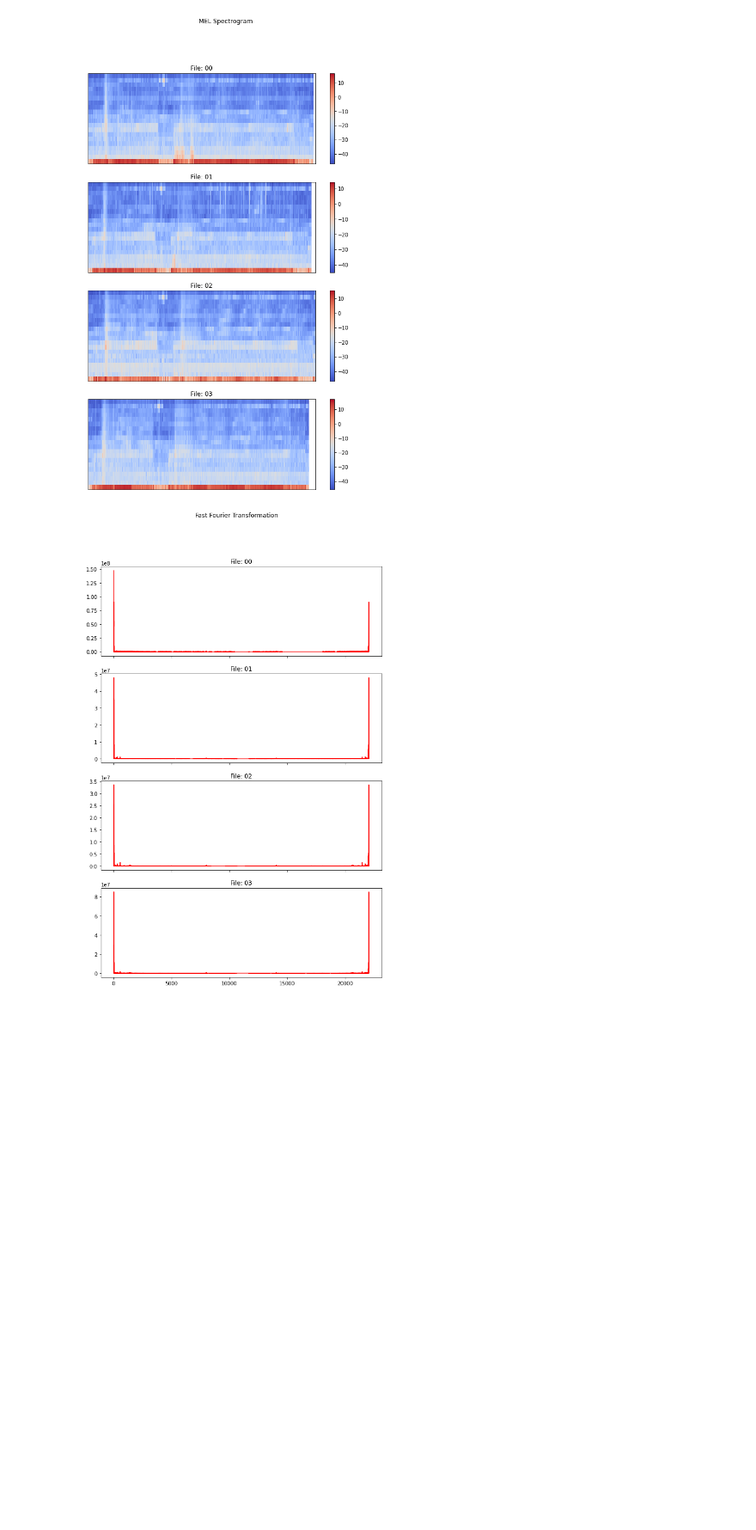
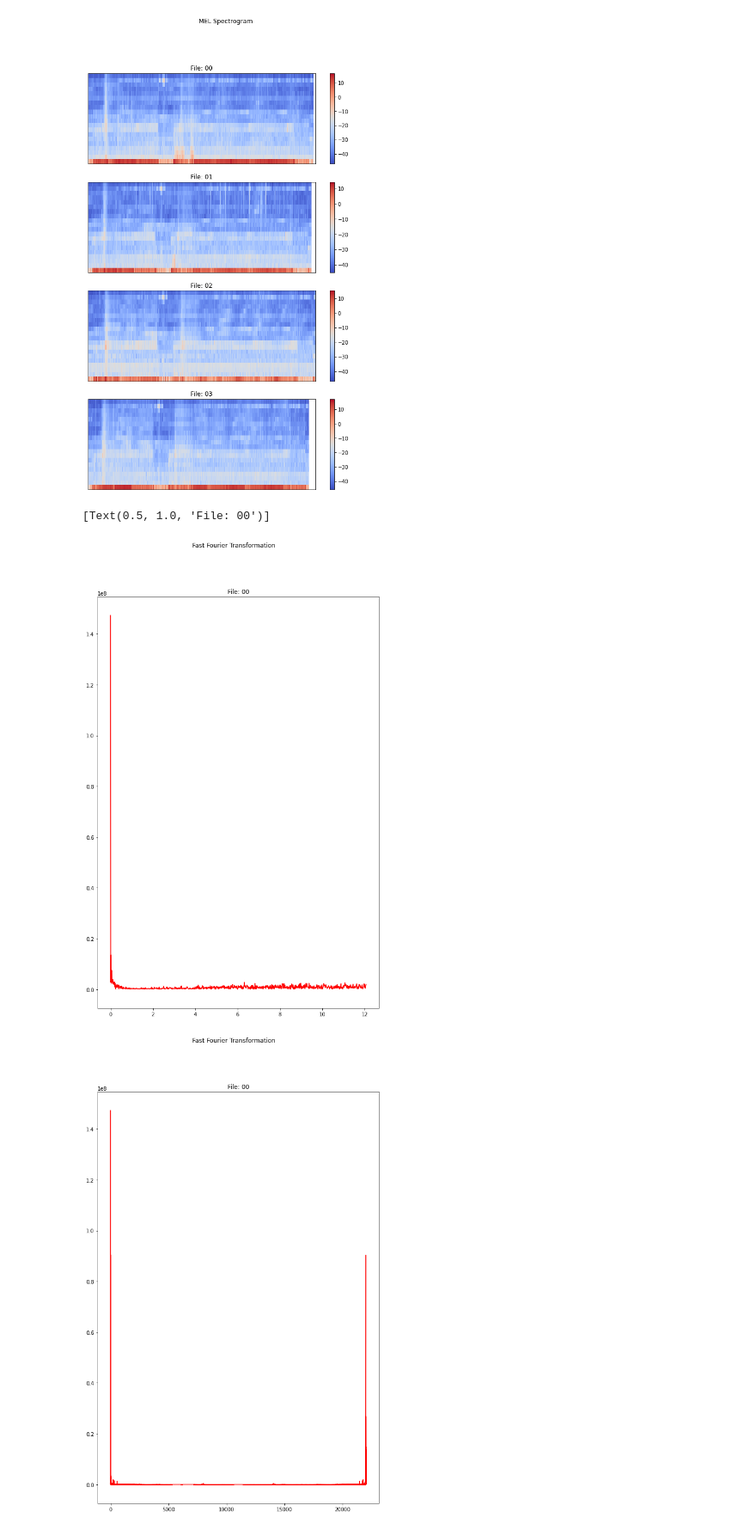
Before and after one commit to preetisarin/R-D-project, a Jupyter notebook: feature_extraction.ipynb, the cells around one changed output. Shown at 86% size. Cells and saved outputs as stored; diff of their text form; code cells hidden in the pictures; blank space fills up the shorter version.

```diff
--- a/feature_extraction.ipynb
+++ b/feature_extraction.ipynb
@@ -384,13 +386,39 @@ log_mel_spectrogram_3=l.power_to_db(mel_spectrogram_3)
 plot_mel_spectrogram(log_mel_spectrogram_0,sr0,log_mel_spectrogram_1,sr1,log_mel_spectrogram_2,sr2,log_mel_spectrogram_3,sr3)
 # %% [output]
 [figure]
-# %%
-# fast fourier transform
-ft_0=np.fft.fft(y0)
-ft_1=np.fft.fft(y1)
-ft_2=np.fft.fft(y2)
-ft_3=np.fft.fft(y3)
-
-plot_fft(ft_0,ft_1,ft_2,ft_3,sr0,sr1,sr2,sr3,frame_size)
-# %% [output]
-[figure, removed]
+# %%
+# fast fourier transform
+ft_0=np.fft.fft(y0)
+ft_1=np.fft.fft(y1)
+ft_2=np.fft.fft(y2)
+ft_3=np.fft.fft(y3)
+
+# freqs = np.fft.fftfreq(len(y0))
+# print(freqs.min(), freqs.max())
+
+# # Find the peak in the coefficients
+# idx = np.argmax(np.abs(y0))
+# freq = freqs[idx]
+# freq_in_hertz = abs(freq * sr0)
+# print(freq_in_hertz)
+# plot_fft(ft_0,ft_1,ft_2,ft_3,sr0,sr1,sr2,sr3,frame_size)
+
+magnitude_0=np.absolute(ft_0)
+frequency_0=np.linspace(0,sr3,len(magnitude_0))
+    # print("F",frequency_0)
+    # print("M",magnitude_0)
+    # for closer look
+    #num_frequency_bins=int(len(frequency)*0.001) #fratio=1
+fig, axs = plt.subplots(figsize=(10,15),nrows=1, sharex=True)
+plt.suptitle("Fast Fourier Transformation")
+axs.plot(frequency_0[0:1000],magnitude_0[0:1000]*frame_size,color='r')
+axs.set(title="File: 00")
+
+fig, axs = plt.subplots(figsize=(10,15),nrows=1, sharex=True)
+plt.suptitle("Fast Fourier Transformation")
+axs.plot(frequency_0,magnitude_0*frame_size,color='r')
+axs.set(title="File: 00")
+# %% [output]
+[Text(0.5, 1.0, 'File: 00')]
+[figure, added]
+[figure, added]
```
Also changed, not shown: parts of 2 cells of this notebook, 10 other files.
